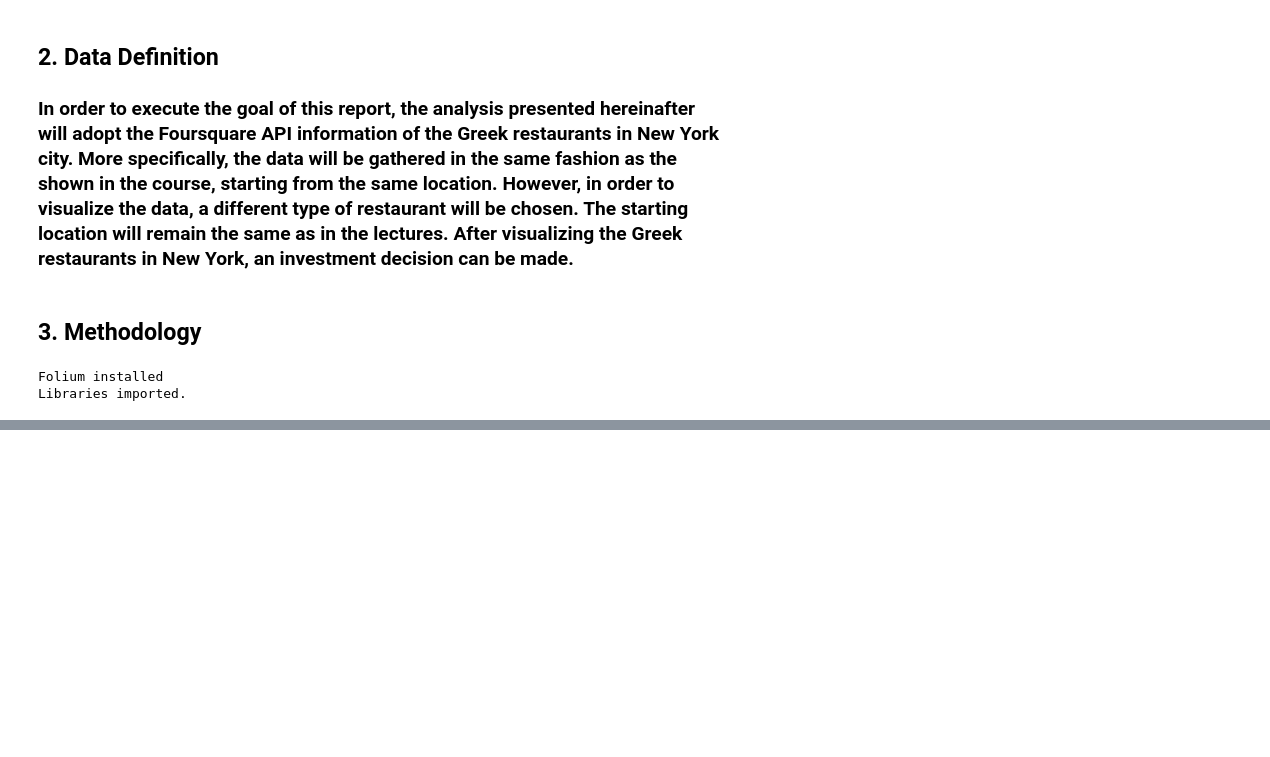
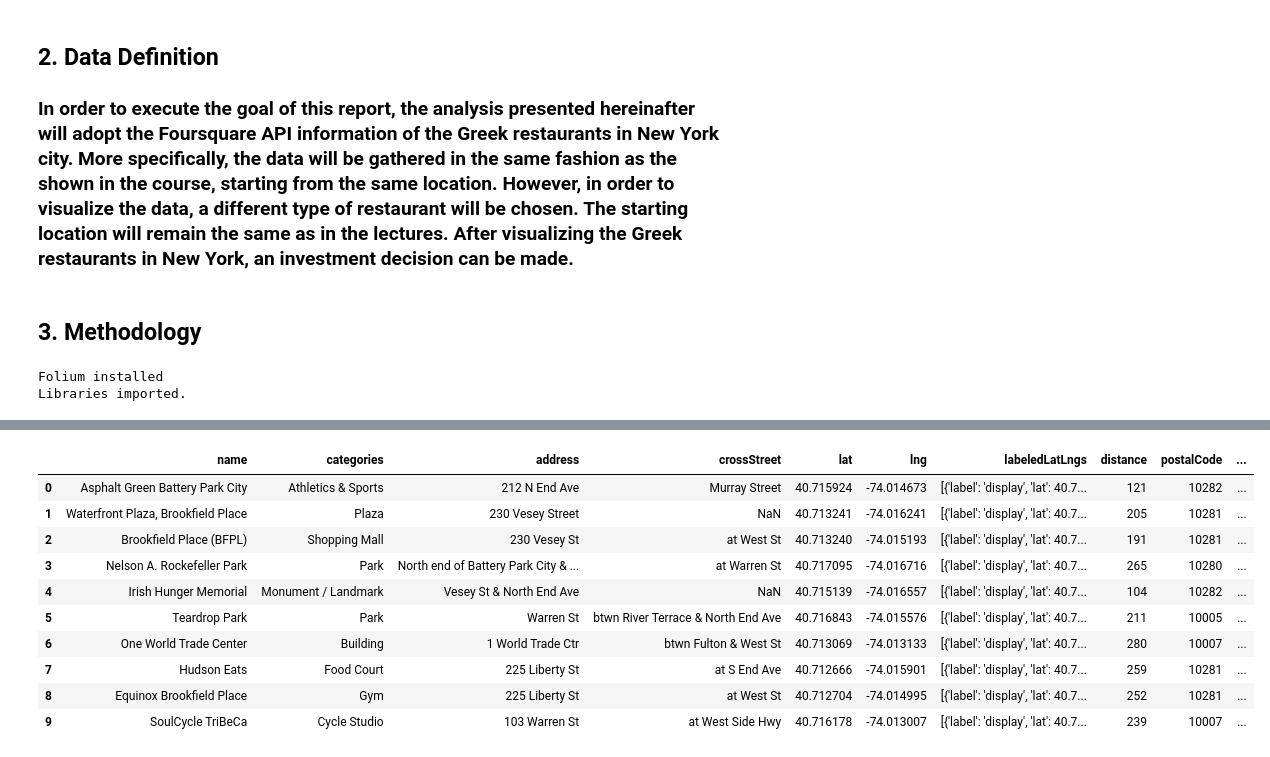
Before and after one commit to VanjaDjinlev/IBMCapstoneProject, a Jupyter notebook: Project3.ipynb, the cells around one changed output, grey strips where cells are left out. Saved outputs shown, nothing was run; the diff lists cells and outputs as text; code cells hidden in the pictures; blank space fills up the shorter version.

```diff
--- a/Project3.ipynb
+++ b/Project3.ipynb
@@ -53,0 +195,7 @@ Libraries imported.
+# %%
+# Coordinates of the hotel
+latitude = 40.7149555
+longitude = -74.0153365
+# %%
+url = 'https://api.foursquare.com/v2/venues/explore?client_id={}&client_secret={}&ll={},{}&v={}&radius={}&limit={}'.format(CLIENT_ID, CLIENT_SECRET, latitude, longitude, VERSION, radius, LIMIT)
+url
@@ -53,0 +206,3 @@ Libraries imported.
+# %%
+results = requests.get(url).json()
+'There are {} popular spots around the hotel.'.format(len(results['response']['groups'][0]['items']))
@@ -53,0 +211,3 @@ Libraries imported.
+# %%
+items = results['response']['groups'][0]['items']
+items[0]
@@ -53,0 +232,26 @@ Libraries imported.
+# %%
+dataframe = json_normalize(items) # flatten JSON
+
+# filter columns
+filtered_columns = ['venue.name', 'venue.categories'] + [col for col in dataframe.columns if col.startswith('venue.location.')] + ['venue.id']
+dataframe_filtered = dataframe.loc[:, filtered_columns]
+
+# filter the category for each row
+dataframe_filtered['venue.categories'] = dataframe_filtered.apply(get_category_type, axis=1)
+
+# clean columns
+dataframe_filtered.columns = [col.split('.')[-1] for col in dataframe_filtered.columns]
+
+dataframe_filtered.head(10)
+# %% [output]
+|  | name | categories | address | crossStreet | lat | lng | labeledLatLngs | distance | postalCode | ... |
+| 0 | Asphalt Green Battery Park City | Athletics & Sports | 212 N End Ave | Murray Street | 40.715924 | -74.014673 | [{'label': 'display', 'lat': 40.7... | 121 | 10282 | ... |
+| 1 | Waterfront Plaza, Brookfield Place | Plaza | 230 Vesey Street | NaN | 40.713241 | -74.016241 | [{'label': 'display', 'lat': 40.7... | 205 | 10281 | ... |
+| 2 | Brookfield Place (BFPL) | Shopping Mall | 230 Vesey St | at West St | 40.713240 | -74.015193 | [{'label': 'display', 'lat': 40.7... | 191 | 10281 | ... |
+| 3 | Nelson A. Rockefeller Park | Park | North end of Battery Park City & ... | at Warren St | 40.717095 | -74.016716 | [{'label': 'display', 'lat': 40.7... | 265 | 10280 | ... |
+| 4 | Irish Hunger Memorial | Monument / Landmark | Vesey St & North End Ave | NaN | 40.715139 | -74.016557 | [{'label': 'display', 'lat': 40.7... | 104 | 10282 | ... |
+| 5 | Teardrop Park | Park | Warren St | btwn River Terrace & North End Ave | 40.716843 | -74.015576 | [{'label': 'display', 'lat': 40.7... | 211 | 10005 | ... |
+| 6 | One World Trade Center | Building | 1 World Trade Ctr | btwn Fulton & West St | 40.713069 | -74.013133 | [{'label': 'display', 'lat': 40.7... | 280 | 10007 | ... |
+| 7 | Hudson Eats | Food Court | 225 Liberty St | at S End Ave | 40.712666 | -74.015901 | [{'label': 'display', 'lat': 40.7... | 259 | 10281 | ... |
+| 8 | Equinox Brookfield Place | Gym | 225 Liberty St | at West St | 40.712704 | -74.014995 | [{'label': 'display', 'lat': 40.7... | 252 | 10281 | ... |
+| 9 | SoulCycle TriBeCa | Cycle Studio | 103 Warren St | at West Side Hwy | 40.716178 | -74.013007 | [{'label': 'display', 'lat': 40.7... | 239 | 10007 | ... |
```
Also changed, not shown: parts of 24 cells of this notebook.
